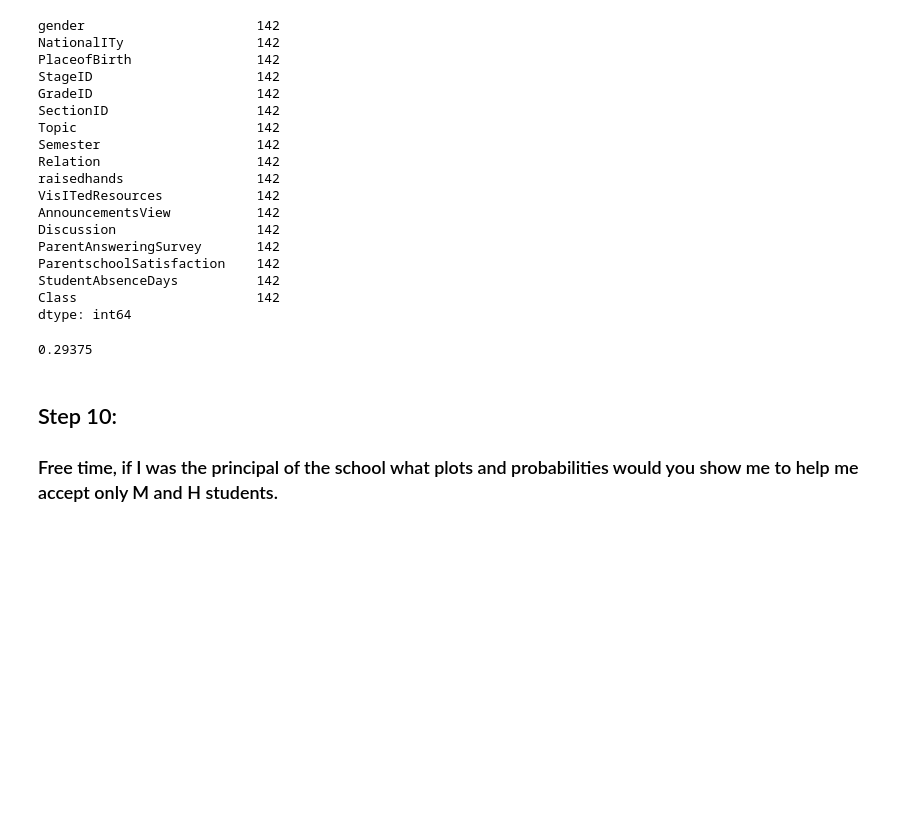
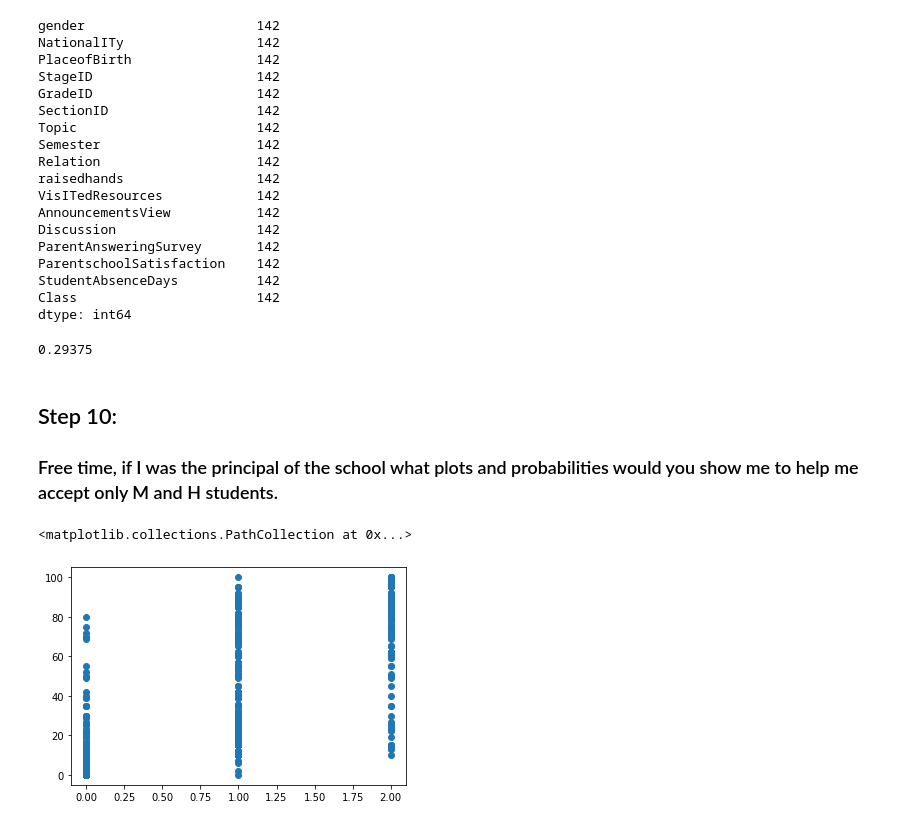
Before and after one commit to remre/StriveSchool-ai, a Jupyter notebook: week3/d8/sol/student_analisis_sol.ipynb, the cells around one changed output. Cells and saved outputs as stored; diff of their text form; code cells hidden in the pictures; blank space fills up the shorter version.

```diff
--- a/week3/d8/sol/student_analisis_sol.ipynb
+++ b/week3/d8/sol/student_analisis_sol.ipynb
@@ -390,3 +408,8 @@ collections.Counter(heyy)
 # %% [markdown]
 ## Step 10:
 ### Free time, if I was the principal of the school what plots and probabilities would you show me to help me accept only M and H students.
+# %%
+plt.scatter(df["Class"],df["raisedhands"])
+# %% [output]
+<matplotlib.collections.PathCollection at 0x...>
+[figure, added]
```
Also changed, not shown: parts of 23 cells of this notebook.
